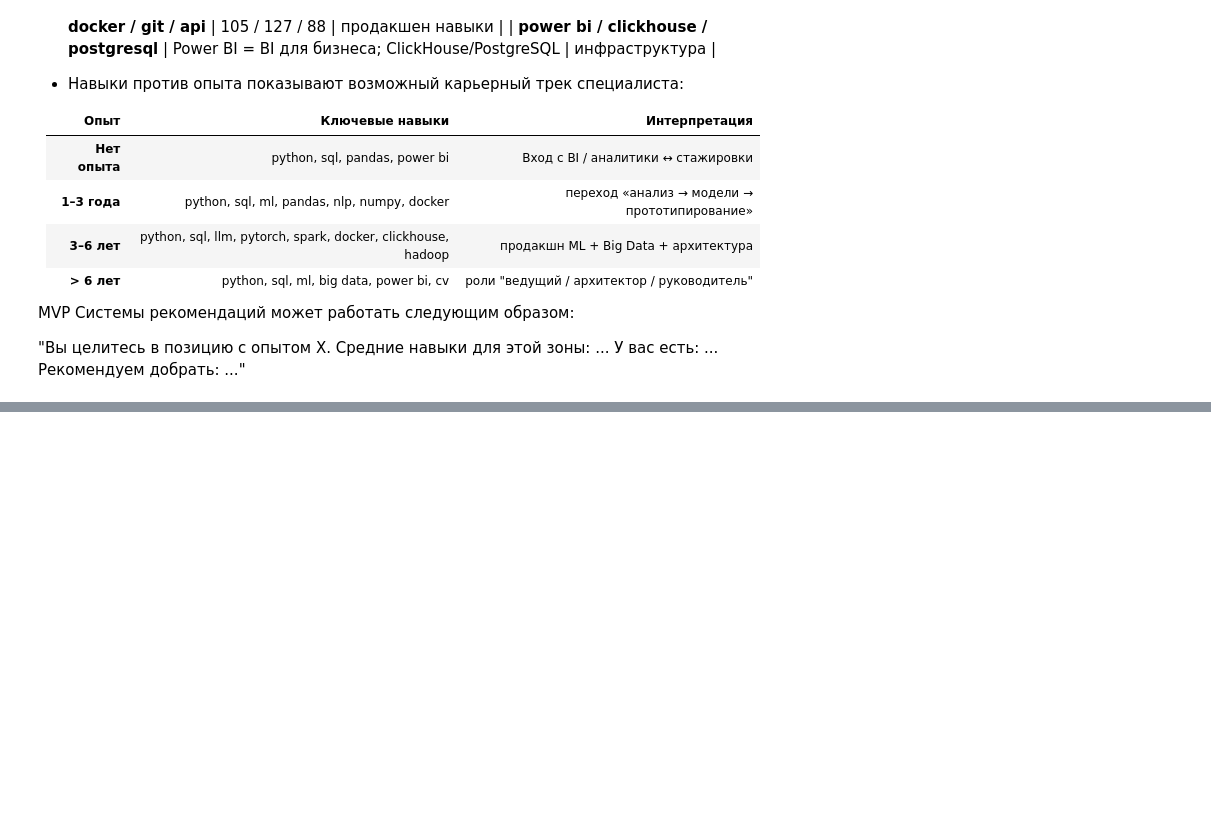
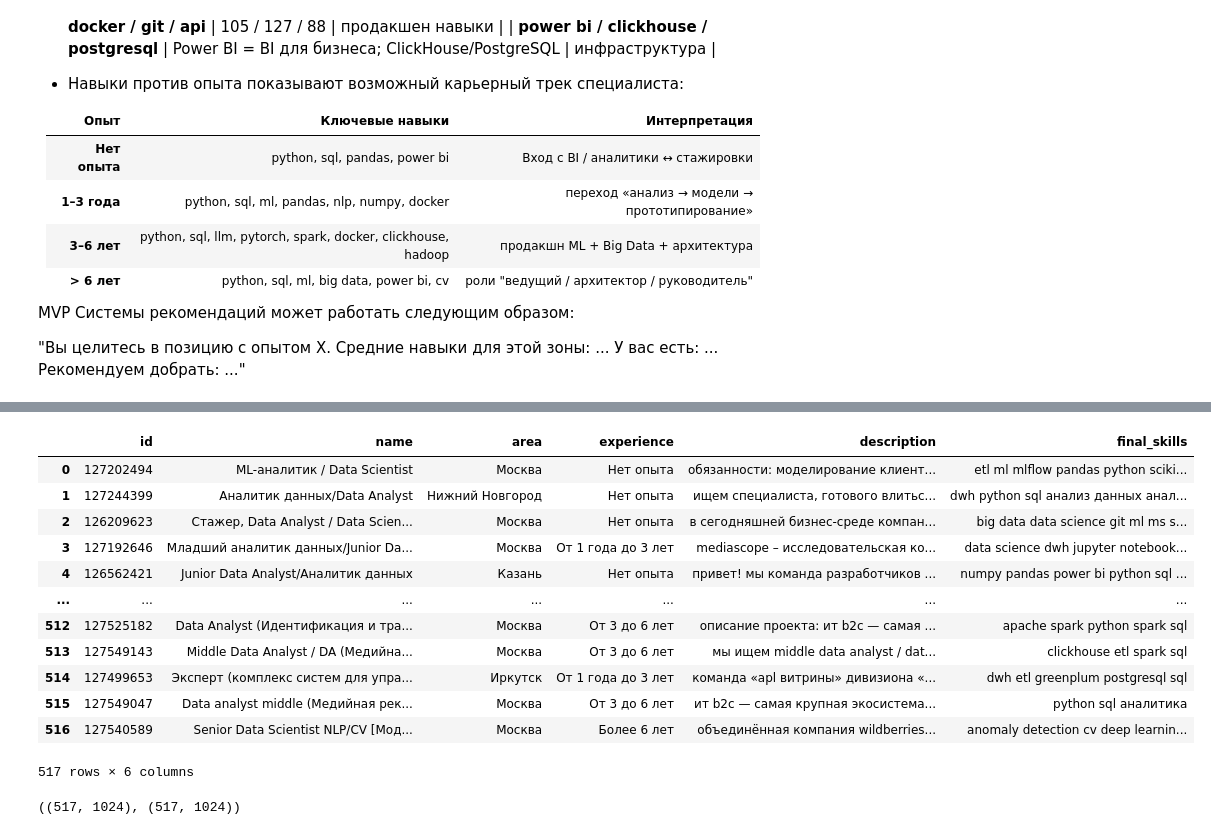
Before and after one commit to iZemenkov/skillgrow, a Jupyter notebook: notebooks/02_skill_extraction.ipynb, the cells around one changed output, grey strips where cells are left out. Saved outputs shown, nothing was run; the diff lists cells and outputs as text; code cells hidden in the pictures; blank space fills up the shorter version.

```diff
--- a/notebooks/02_skill_extraction.ipynb
+++ b/notebooks/02_skill_extraction.ipynb
@@ -285,0 +310,14 @@ df_to_save.to_csv(PROCESSED_DIR / 'extracted_skills.csv', index=False)
+# %%
+# Приведем к строкам поля описания и навыков
+
+def list_to_text(x):
+    if isinstance(x, (list, tuple, set)):
+        return " ".join(map(str, x))
+    if pd.isna(x):
+        return ""
+    return str(x)
+
+df['final_skills'] = df['final_skills'].apply(list_to_text).fillna('')
+
+
+df['description'] = df['description'].fillna("").astype(str)
@@ -285,0 +339,24 @@ df_to_save.to_csv(PROCESSED_DIR / 'extracted_skills.csv', index=False)
+# %%
+df
+# %% [output]
+|  | id | name | area | experience | description | final_skills |
+| 0 | 127202494 | ML-аналитик / Data Scientist | Москва | Нет опыта | обязанности: моделирование клиент... | etl ml mlflow pandas python sciki... |
+| 1 | 127244399 | Аналитик данных/Data Analyst | Нижний Новгород | Нет опыта | ищем специалиста, готового влитьс... | dwh python sql анализ данных анал... |
+| 2 | 126209623 | Стажер, Data Analyst / Data Scien... | Москва | Нет опыта | в сегодняшней бизнес-среде компан... | big data data science git ml ms s... |
+| 3 | 127192646 | Младший аналитик данных/Junior Da... | Москва | От 1 года до 3 лет | mediascope – исследовательская ко... | data science dwh jupyter notebook... |
+| 4 | 126562421 | Junior Data Analyst/Аналитик данных | Казань | Нет опыта | привет! мы команда разработчиков ... | numpy pandas power bi python sql ... |
+| ... | ... | ... | ... | ... | ... | ... |
+| 512 | 127525182 | Data Analyst (Идентификация и тра... | Москва | От 3 до 6 лет | описание проекта: ит b2c — самая ... | apache spark python spark sql |
+| 513 | 127549143 | Middle Data Analyst / DA (Медийна... | Москва | От 3 до 6 лет | мы ищем middle data analyst / dat... | clickhouse etl spark sql |
+| 514 | 127499653 | Эксперт (комплекс систем для упра... | Иркутск | От 1 года до 3 лет | команда «apl витрины» дивизиона «... | dwh etl greenplum postgresql sql |
+| 515 | 127549047 | Data analyst middle (Медийная рек... | Москва | От 3 до 6 лет | ит b2c — самая крупная экосистема... | python sql аналитика |
+| 516 | 127540589 | Senior Data Scientist NLP/CV [Мод... | Москва | Более 6 лет | объединённая компания wildberries... | anomaly detection cv deep learnin... |
+517 rows × 6 columns
+# %%
+skills_emb = batched_encode(df["final_skills"], batch_size=64)
+desc_emb = batched_encode(df["description"], batch_size=64)
+
+
+desc_emb.shape, skills_emb.shape  # (N, D), (N, D)
+# %% [output]
+((517, 1024), (517, 1024))
```
Also changed, not shown: parts of 16 cells of this notebook, 5 other files.
